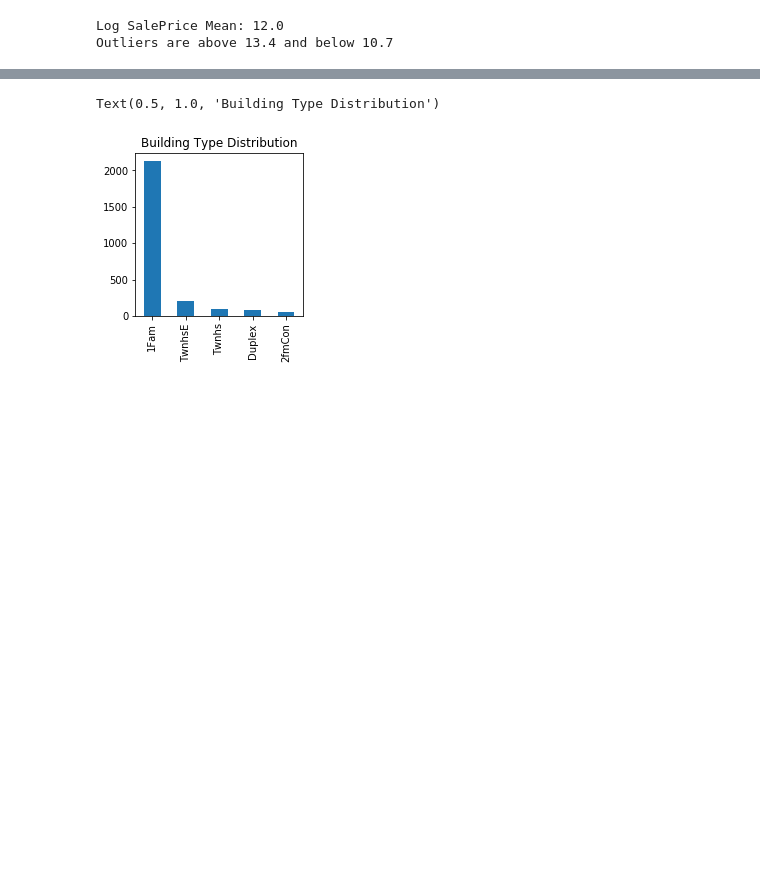
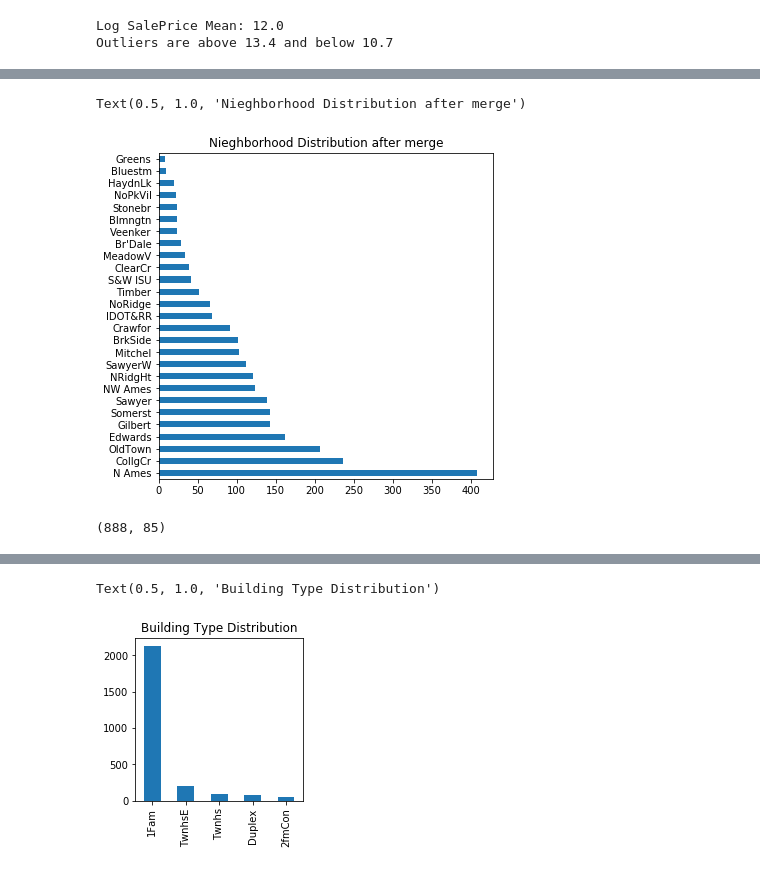
Before and after one commit to brandoncryu/ames_ml_project, a Jupyter notebook: Stephen_EDA.ipynb, the cells around one changed output, grey strips where cells are left out. Saved outputs shown, nothing was run; the diff lists cells and outputs as text; code cells hidden in the pictures; blank space fills up the shorter version.

```diff
--- a/Stephen_EDA.ipynb
+++ b/Stephen_EDA.ipynb
@@ -84,0 +99,11 @@ housing = housing[np.logical_and(housing.LogSalePrice > 10.7, housing.LogSalePri
+# %%
+plt.figure(figsize=(6,6))
+housing['Neighborhood_r'].value_counts().plot(kind='barh')
+plt.title('Nieghborhood Distribution after merge')
+# %% [output]
+Text(0.5, 1.0, 'Nieghborhood Distribution after merge')
+[figure, added]
+# %%
+housing[housing.Neighborhood_h != housing.Neighborhood_r].shape
+# %% [output]
+(888, 85)
```
Also changed, not shown: parts of 143 cells of this notebook.
